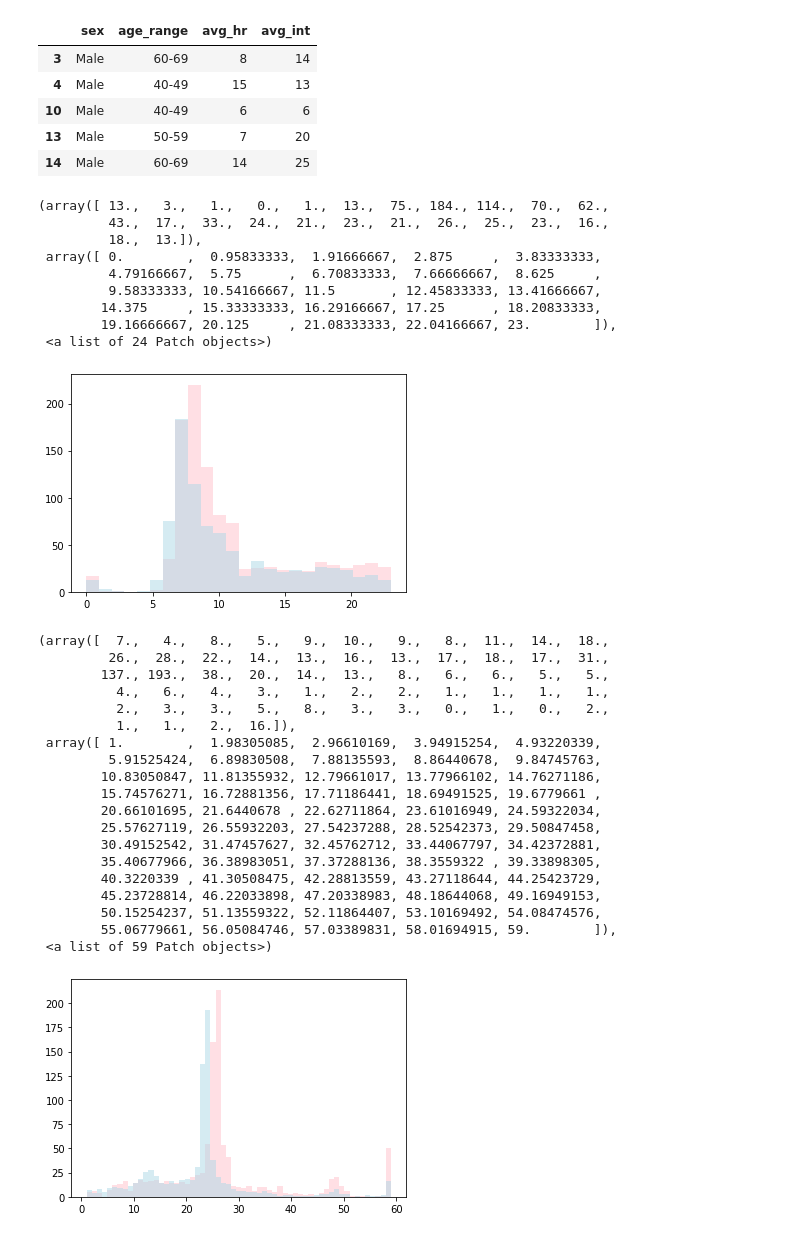
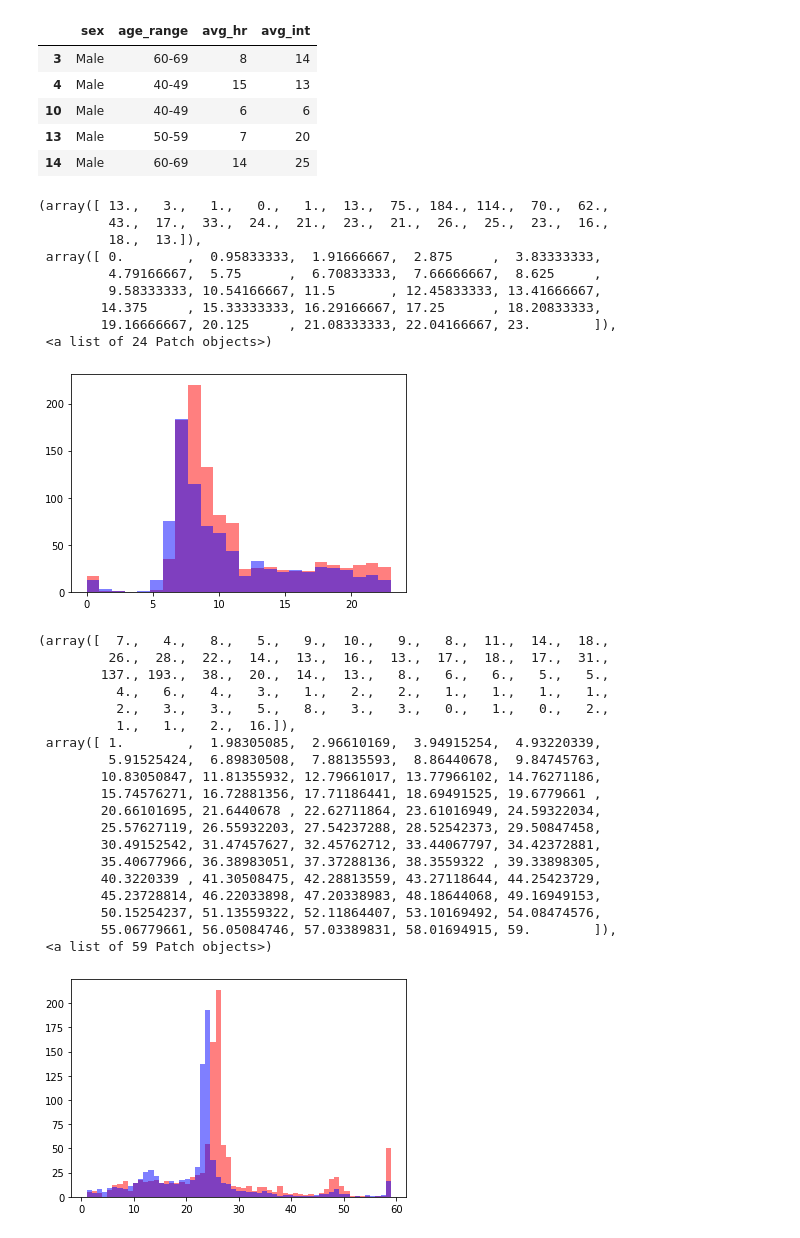
Before and after one commit to LyonsLab/Biosphere_Class, a Jupyter notebook: Poopyter_Notebook.ipynb, the cells around one changed output. Drawn from its saved outputs; the diff is of its cells as text; code cells hidden in the pictures.

```diff
--- a/Poopyter_Notebook.ipynb
+++ b/Poopyter_Notebook.ipynb
@@ -33,7 +43,7 @@ import matplotlib.pyplot as plt
 #containing the recreated data from the study. Here, we've named it "defecation_data", which is how we will
 #refer to it in future commands. You, however, could name it whatever you'd like, such as turd_count or poop.
 #Names should be informative and relatively short. Use a "_" any time you would typically put a space.
-defecation_data = pd.read_csv('Desktop/defecation_data.csv')
+defecation_data = pd.read_csv('defecation_data.csv')
 # %%
 #See how many rows this dataset contains. (length) This can help inform you what will be necessary when visualizing
 #this data. Massive data sets and short data sets should be dealth with in different ways.
@@ -136,24 +154,24 @@ male_defecation.head()
 # %%
 #Now let's compare these. We can graph the two histograms on the same chart to better visualize differences.
 #The color variable can be defined with most colors and the alpha variable dictates the translucency
 #Change the color to whatever you'd like (brown?) and alter the transparencies
-plt.hist(female_defecation['avg_hr'],color='pink',alpha=0.5,bins=24)
-plt.hist(male_defecation['avg_hr'],color='lightblue',alpha=0.5,bins=24)
+plt.hist(female_defecation['avg_hr'],color='red',alpha=0.5,bins=24)
+plt.hist(male_defecation['avg_hr'],color='blue',alpha=0.5,bins=24)
 # %% [output]
 (array([ 13.,   3.,   1.,   0.,   1.,  13.,  75., 184., 114.,  70.,  62.,
          43.,  17.,  33.,  24.,  21.,  23.,  21.,  26.,  25.,  23.,  16.,
          18.,  13.]),
  array([ 0.        ,  0.95833333,  1.91666667,  2.875     ,  3.83333333,
          4.79166667,  5.75      ,  6.70833333,  7.66666667,  8.625     ,
          9.58333333, 10.54166667, 11.5       , 12.45833333, 13.41666667,
         14.375     , 15.33333333, 16.29166667, 17.25      , 18.20833333,
         19.16666667, 20.125     , 21.08333333, 22.04166667, 23.        ]),
  <a list of 24 Patch objects>)
-[figure, old version]
+[figure, new version]
 # %%
 #Now, do the same with average interval between poops
-plt.hist(female_defecation['avg_int'],color='pink',alpha=0.5,bins=59)
-plt.hist(male_defecation['avg_int'],color='lightblue',alpha=0.5,bins=59)
+plt.hist(female_defecation['avg_int'],color='red',alpha=0.5,bins=59)
+plt.hist(male_defecation['avg_int'],color='blue',alpha=0.5,bins=59)
 # %% [output]
 (array([  7.,   4.,   8.,   5.,   9.,  10.,   9.,   8.,  11.,  14.,  18.,
          26.,  28.,  22.,  14.,  13.,  16.,  13.,  17.,  18.,  17.,  31.,
@@ -174,7 +192,7 @@ plt.hist(male_defecation['avg_int'],color='lightblue',alpha=0.5,bins=59)
         50.15254237, 51.13559322, 52.11864407, 53.10169492, 54.08474576,
         55.06779661, 56.05084746, 57.03389831, 58.01694915, 59.        ]),
  <a list of 59 Patch objects>)
-[figure, old version]
+[figure, new version]
 # %%
 #What can you glean from these two graphs?
 #What is the most shocking aspect of these graphs?
```
Also changed, not shown: parts of 7 cells of this notebook.
